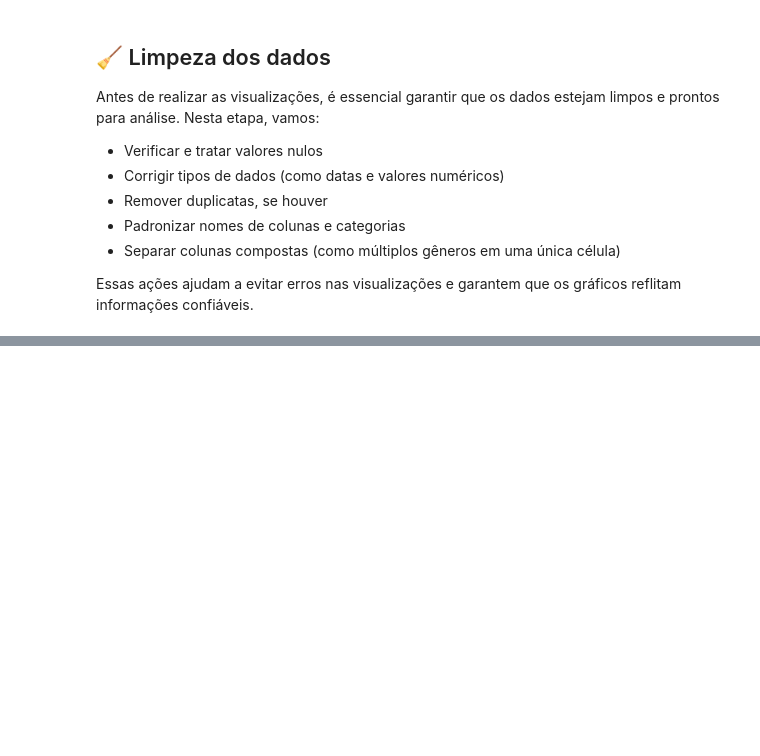
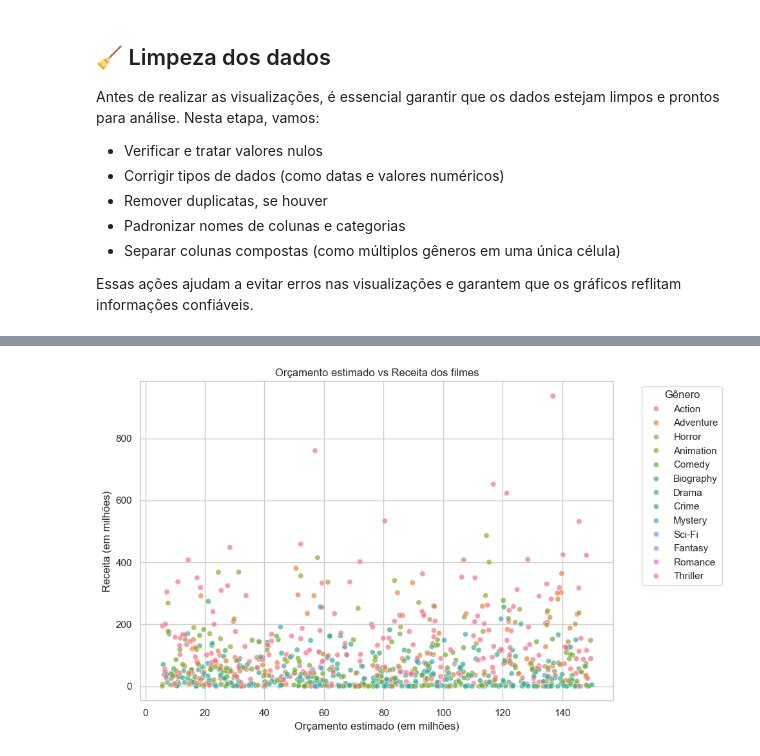
Before and after one commit to TeacherSamanthaSilva/AnaliseDadosFilmesSeaborn, a Jupyter notebook: filmes.ipynb, the cells around one changed output, grey strips where cells are left out. Cells and saved outputs as stored; diff of their text form; code cells hidden in the pictures; blank space fills up the shorter version.

```diff
--- a/filmes.ipynb
+++ b/filmes.ipynb
@@ -108,0 +219,14 @@ Essas ações ajudam a evitar erros nas visualizações e garantem que os gráfi
+# %%
+# Renomeando a coluna para remover parênteses
+df.rename(columns={'revenue_(millions)': 'revenue_millions'}, inplace=True)
+# %%
+# 📈 Gráfico de dispersão: orçamento vs receita
+sns.scatterplot(data=df, x='budget_millions', y='revenue_millions', hue='genre', alpha=0.7)
+plt.title('Orçamento estimado vs Receita dos filmes')
+plt.xlabel('Orçamento estimado (em milhões)')
+plt.ylabel('Receita (em milhões)')
+plt.legend(title='Gênero', bbox_to_anchor=(1.05, 1), loc='upper left')
+plt.tight_layout()
+plt.show()
+# %% [output]
+[figure, added]
```
Also changed, not shown: parts of 21 cells of this notebook.
